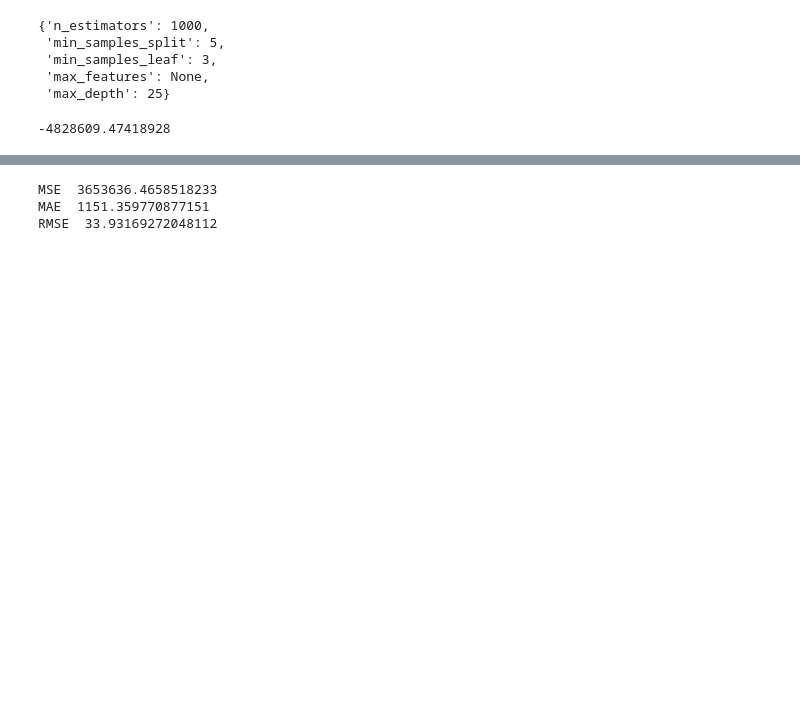
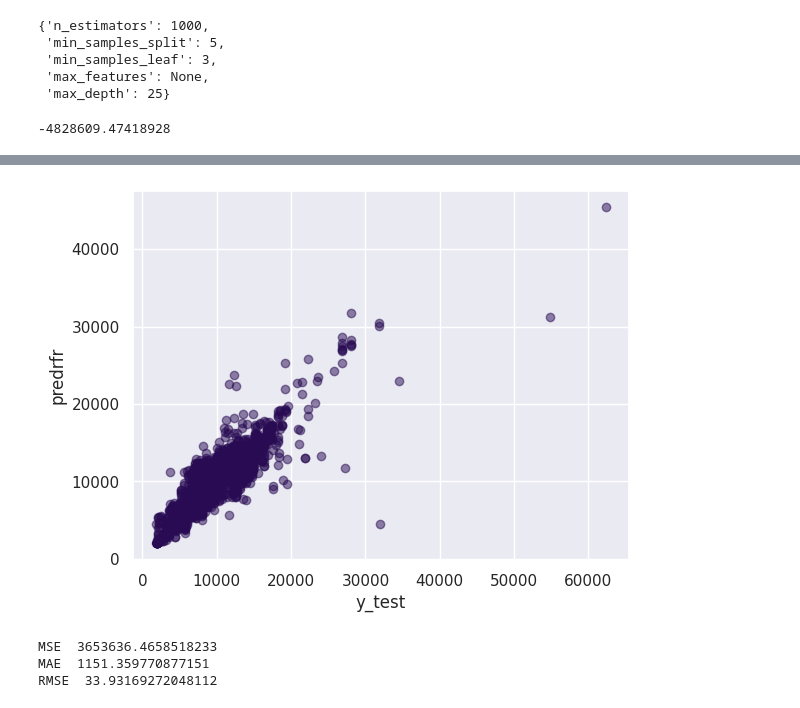
Before and after one commit to SamiUllah568/Flight-Fare-Prediction-, a Jupyter notebook: FlightFarePrediction.ipynb, the cells around one changed output, grey strips where cells are left out. Saved outputs shown, nothing was run; the diff lists cells and outputs as text; code cells hidden in the pictures; blank space fills up the shorter version.

```diff
--- a/FlightFarePrediction.ipynb
+++ b/FlightFarePrediction.ipynb
@@ -1329,3 +1335,10 @@ pred_rfrCV = rfrGCV.predict(x_test)
+# %%
+plt.scatter(y_test, pred_rfrCV, alpha = 0.5)
+plt.xlabel("y_test")
+plt.ylabel("predrfr")
+plt.show()
+# %% [output]
+[figure, added]
 # %%
 print("MSE " ,mean_squared_error(pred_rfrCV ,y_test))
 print("MAE " ,mean_absolute_error(pred_rfrCV ,y_test))
```
Also changed, not shown: parts of 11 cells of this notebook.
